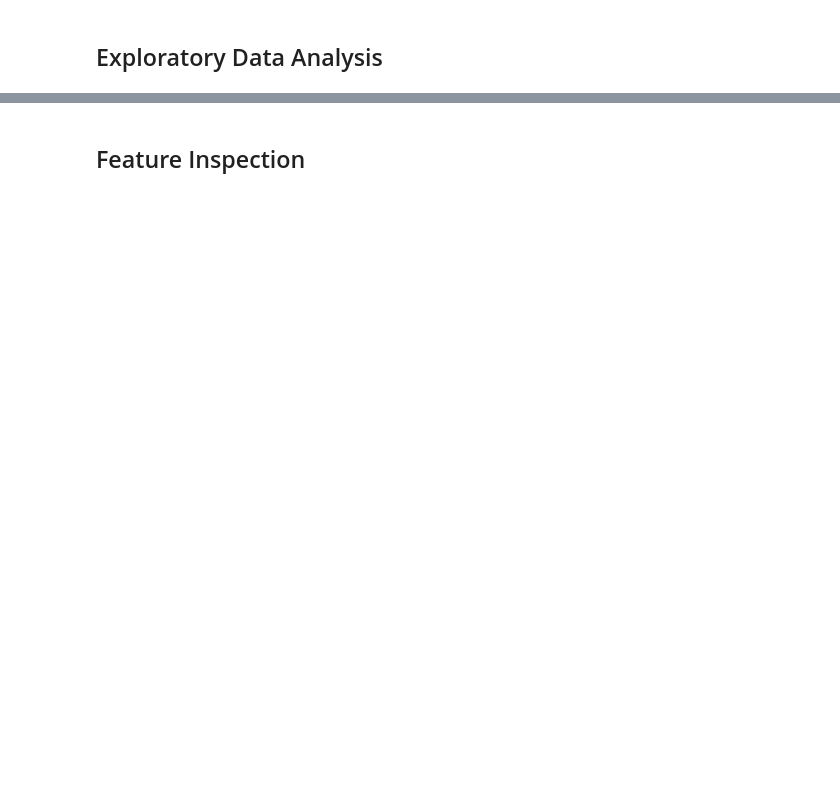
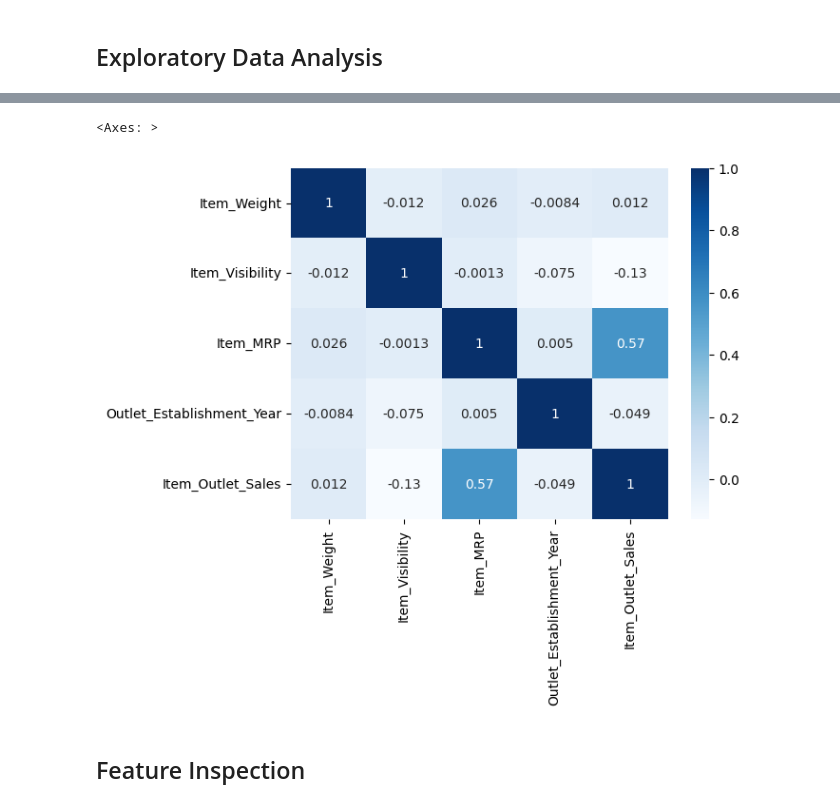
Before and after one commit to hamiid96/Prediction-of-Product-Sales, a Jupyter notebook: Copy_of_Untitled8.ipynb, the cells around one changed output, grey strips where cells are left out. Drawn from its saved outputs; the diff is of its cells as text; code cells hidden in the pictures; blank space fills up the shorter version.

```diff
--- a/Copy_of_Untitled8.ipynb
+++ b/Copy_of_Untitled8.ipynb
@@ -184,2 +224,10 @@ df["Item_Weight"].isna().sum()
+# %%
+# Heatmap for numerical features in the dataset
+
+corr=df.corr(numeric_only=True)
+sns.heatmap(corr, cmap="Blues", annot=True)
+# %% [output]
+<Axes: >
+[figure, added]
 # %% [markdown]
 ## Feature Inspection
```
Also changed, not shown: parts of 4 cells of this notebook.
